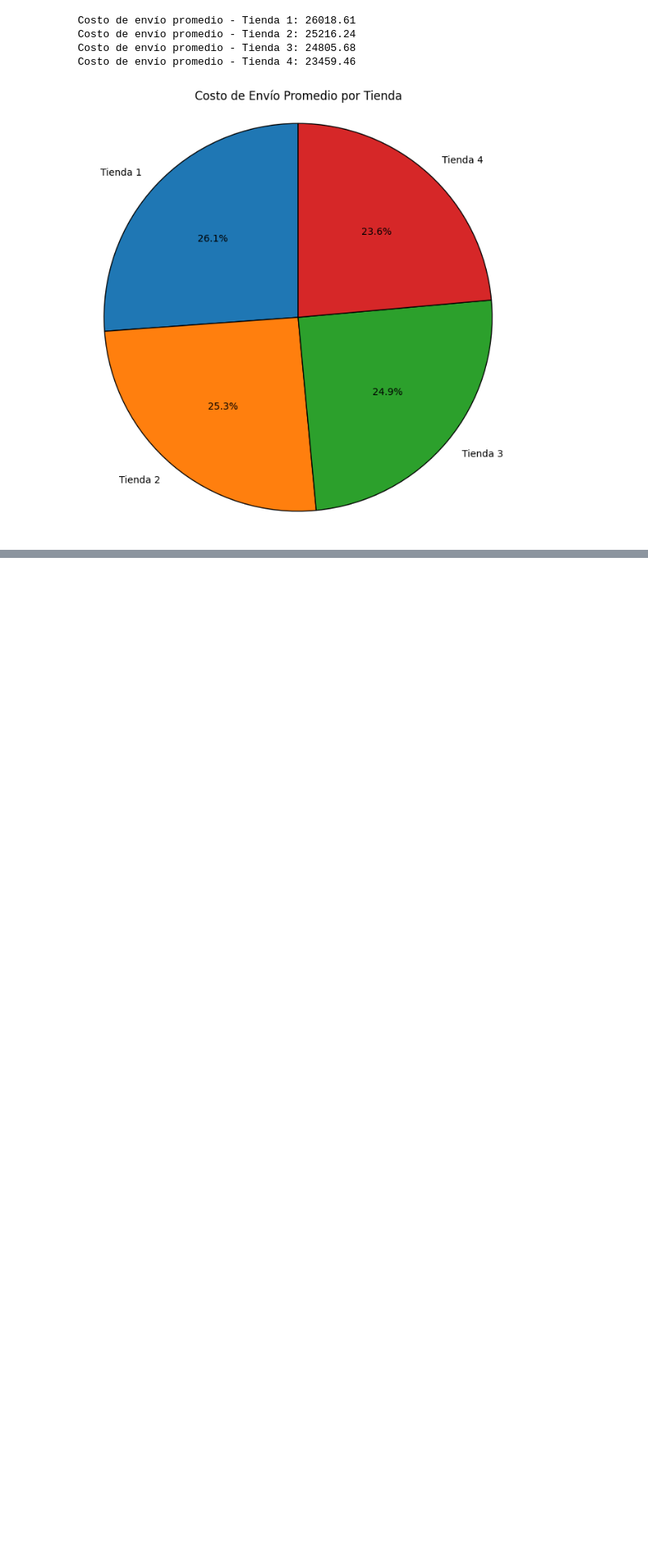
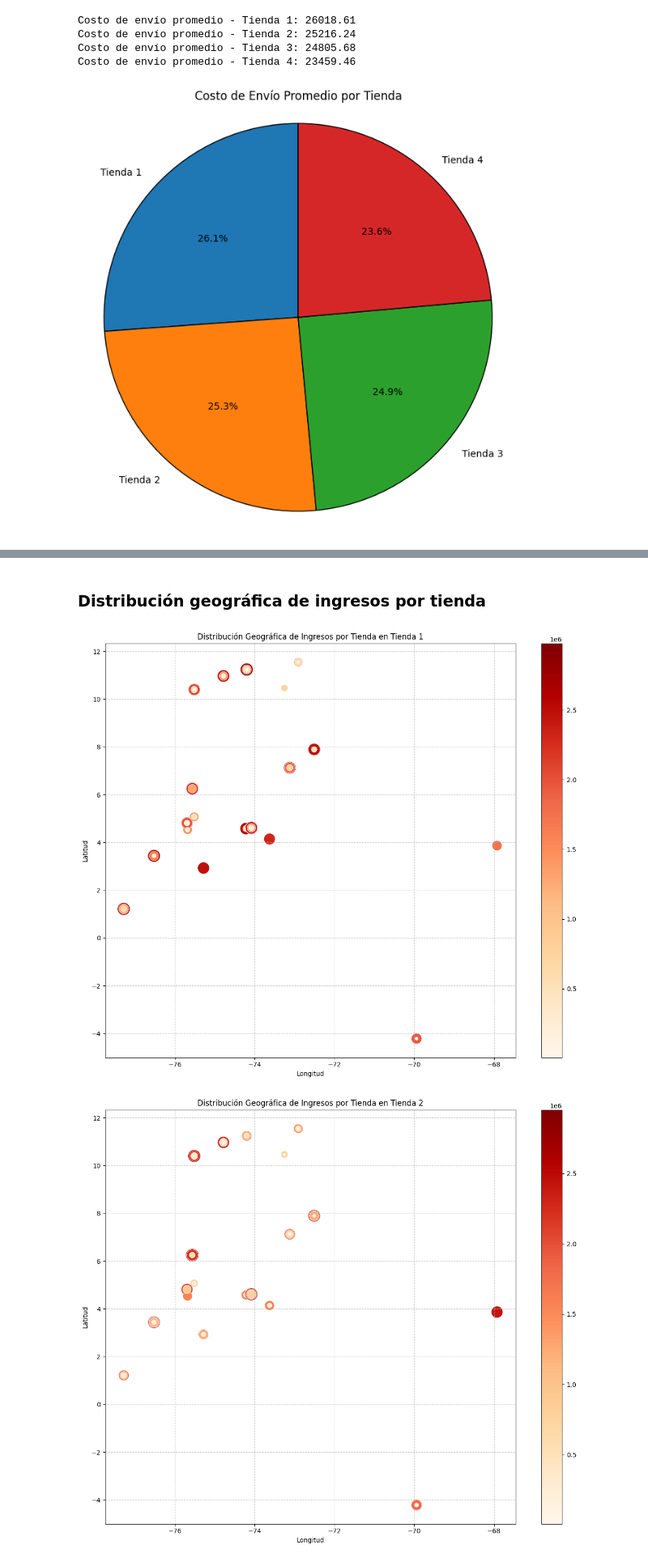
Before and after one commit to Gagusanz/ChallengePythonAluraG9, a Jupyter notebook: AluraStoreLatam.ipynb, the cells around one changed output, grey strips where cells are left out. Shown at 81% size. Drawn from its saved outputs; the diff is of its cells as text; code cells hidden in the pictures; blank space fills up the shorter version.

```diff
--- a/AluraStoreLatam.ipynb
+++ b/AluraStoreLatam.ipynb
@@ -292,0 +459,29 @@ plt.show()
+# %% [markdown]
+### Distribución geográfica de ingresos por tienda
+# %%
+import matplotlib.pyplot as plt
+import seaborn as sns
+
+def plot_geographical_revenue(df, store_name):
+    plt.figure(figsize=(12, 10))
+    ax = sns.scatterplot(x='lon', y='lat', hue='Precio', size='Precio', data=df, palette='OrRd', sizes=(20, 400), legend=False)
+    plt.title(f'Distribución Geográfica de Ingresos por Tienda en {store_name}')
+    plt.xlabel('Longitud')
+    plt.ylabel('Latitud')
+    plt.grid(True, linestyle='--', alpha=0.6)
+
+    norm = plt.Normalize(df['Precio'].min(), df['Precio'].max())
+    sm = plt.cm.ScalarMappable(cmap="OrRd", norm=norm)
+    sm.set_array([])
+    plt.colorbar(sm, ax=ax)
+
+    plt.tight_layout()
+    plt.show()
+
+plot_geographical_revenue(tienda, "Tienda 1")
+plot_geographical_revenue(tienda2, "Tienda 2")
+plot_geographical_revenue(tienda3, "Tienda 3")
+plot_geographical_revenue(tienda4, "Tienda 4")
+# %% [output]
+[figure, added]
+[figure, added]
```
Also changed, not shown: parts of 19 cells of this notebook.
